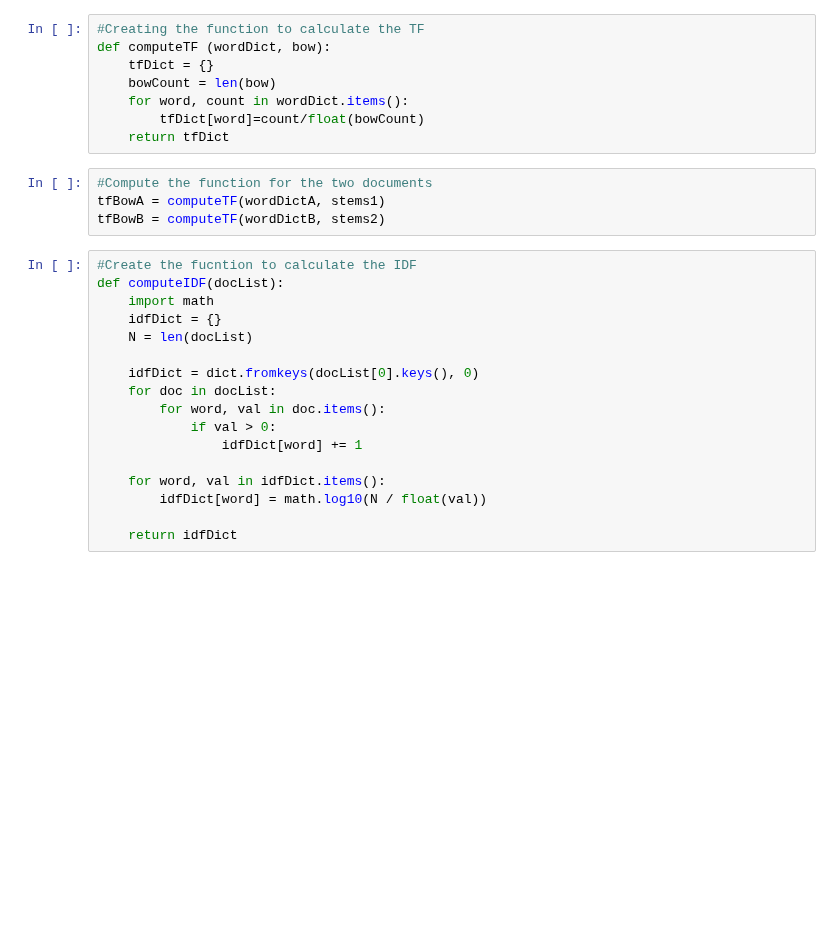
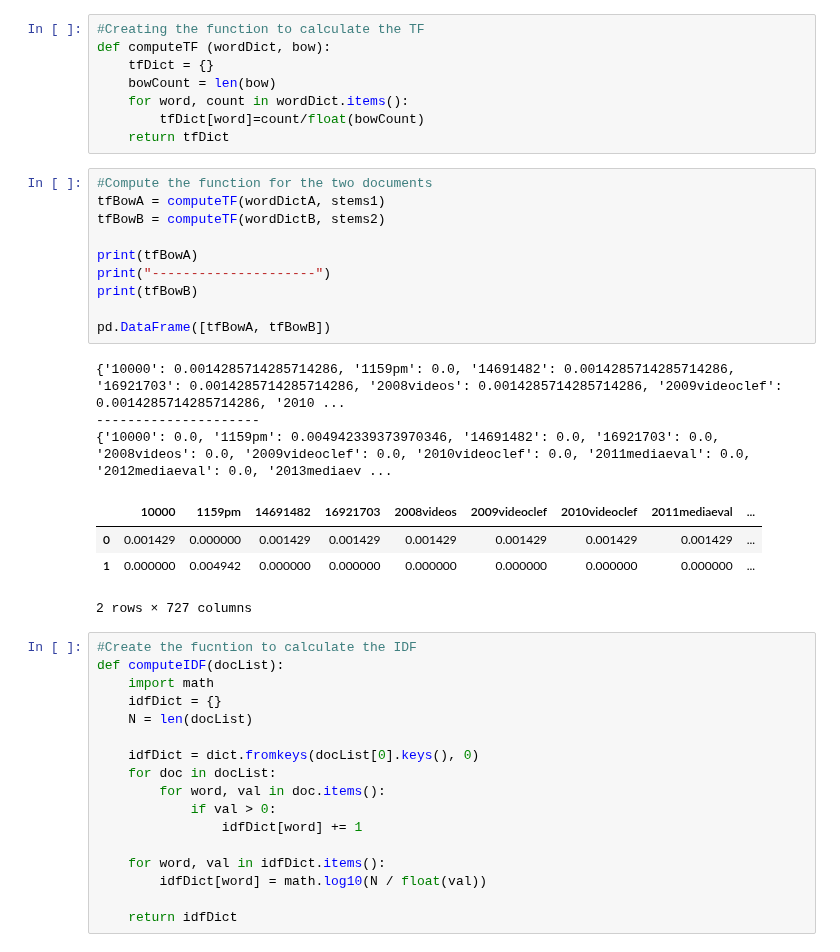
Before and after one commit to GurkiratSarna/Information-Retrieval, a Jupyter notebook: Assigment 1 - David.ipynb, the cells around one changed output. Drawn from its saved outputs; the diff is of its cells as text; blank space fills up the shorter version.

```diff
--- a/Assigment 1 - David.ipynb
+++ b/Assigment 1 - David.ipynb
@@ -297,7 +318,21 @@ def computeTF (wordDict, bow):
 # %%
 #Compute the function for the two documents
 tfBowA = computeTF(wordDictA, stems1)
 tfBowB = computeTF(wordDictB, stems2)
+
+print(tfBowA)
+print("---------------------")
+print(tfBowB)
+
+pd.DataFrame([tfBowA, tfBowB])
+# %% [output]
+{'10000': 0.0014285714285714286, '1159pm': 0.0, '14691482': 0.0014285714285714286, '16921703': 0.0014285714285714286, '2008videos': 0.0014285714285714286, '2009videoclef': 0.0014285714285714286, '2010 ...
+---------------------
+{'10000': 0.0, '1159pm': 0.004942339373970346, '14691482': 0.0, '16921703': 0.0, '2008videos': 0.0, '2009videoclef': 0.0, '2010videoclef': 0.0, '2011mediaeval': 0.0, '2012mediaeval': 0.0, '2013mediaev ...
+|  | 10000 | 1159pm | 14691482 | 16921703 | 2008videos | 2009videoclef | 2010videoclef | 2011mediaeval | ... |
+| 0 | 0.001429 | 0.000000 | 0.001429 | 0.001429 | 0.001429 | 0.001429 | 0.001429 | 0.001429 | ... |
+| 1 | 0.000000 | 0.004942 | 0.000000 | 0.000000 | 0.000000 | 0.000000 | 0.000000 | 0.000000 | ... |
+2 rows × 727 columns
 # %%
 #Create the fucntion to calculate the IDF
 def computeIDF(docList):
```
Also changed, not shown: parts of 2 cells of this notebook.
